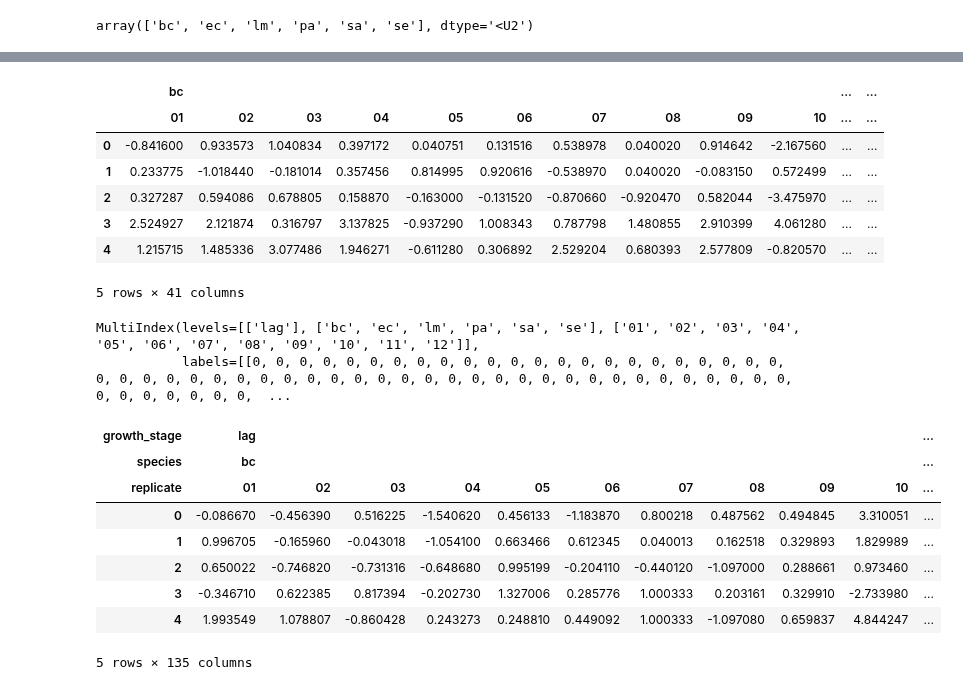
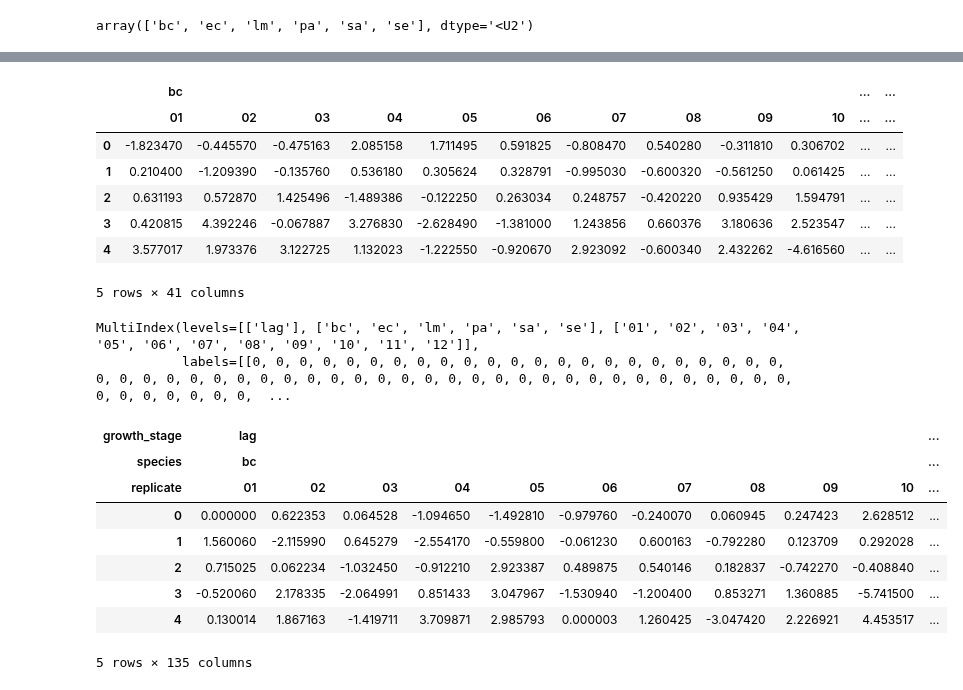
Before and after one commit to AnthonyDickson/summer-bursary-2018, a Jupyter notebook: bacteria/Data Preparation.ipynb, the cells around one changed output, grey strips where cells are left out. Drawn from its saved outputs; the diff is of its cells as text; code cells hidden in the pictures.

```diff
--- a/bacteria/Data Preparation.ipynb
+++ b/bacteria/Data Preparation.ipynb
@@ -51,9 +51,9 @@ df.isnull().values.any()
 # %% [output]
 False
 # %%
-df_32ms = pd.concat([df['wavelength'], df.filter(regex='32ms')], axis=1)
-df_32ms.columns = df_32ms.columns.str.replace("_32ms", "")
-df_32ms.describe()
+df_16ms = pd.concat([df['wavelength'], df.filter(regex='16ms')], axis=1)
+df_16ms.columns = df_16ms.columns.str.replace("_16ms", "")
+df_16ms.describe()
 # %% [output]
 |  | wavelength | bc01_lag | bc02_lag | bc03_lag | bc04_lag | bc05_lag | bc06_lag | bc07_lag | bc08_lag | bc09_lag | ... |
 | count | 1043.000000 | 1043.000000 | 1043.000000 | 1043.000000 | 1043.000000 | 1043.000000 | 1043.000000 | 1043.000000 | 1043.000000 | 1043.000000 | ... |
@@ -88,12 +88,12 @@ print(df_32ms.columns.values)
 # %%
 growth_stages = ['lag', 'log', 'stat']
 # %%
-bacteria_prefixes = np.unique(list(map(lambda col_name: col_name[:2], df_32ms.columns.values[1:])))
+bacteria_prefixes = np.unique(list(map(lambda col_name: col_name[:2], df_16ms.columns.values[1:])))
 bacteria_prefixes
 # %% [output]
 array(['bc', 'ec', 'lm', 'pa', 'sa', 'se'], dtype='<U2')
 # %%
-df_log = pd.concat([df_32ms['wavelength'], df_32ms.filter(regex='log')], axis=1)
+df_log = pd.concat([df_16ms['wavelength'], df_16ms.filter(regex='log')], axis=1)
 df_log.columns = df_log.columns.str.replace("_log", "")
 df_log.describe()
 # %% [output]
@@ -122,11 +122,11 @@ df_log_multilevel.head()
 # %% [output]
 |  | bc |  |  |  |  |  |  |  |  |  | ... | ... |
 |  | 01 | 02 | 03 | 04 | 05 | 06 | 07 | 08 | 09 | 10 | ... | ... |
-| 0 | -0.841600 | 0.933573 | 1.040834 | 0.397172 | 0.040751 | 0.131516 | 0.538978 | 0.040020 | 0.914642 | -2.167560 | ... | ... |
-| 1 | 0.233775 | -1.018440 | -0.181014 | 0.357456 | 0.814995 | 0.920616 | -0.538970 | 0.040020 | -0.083150 | 0.572499 | ... | ... |
-| 2 | 0.327287 | 0.594086 | 0.678805 | 0.158870 | -0.163000 | -0.131520 | -0.870660 | -0.920470 | 0.582044 | -3.475970 | ... | ... |
-| 3 | 2.524927 | 2.121874 | 0.316797 | 3.137825 | -0.937290 | 1.008343 | 0.787798 | 1.480855 | 2.910399 | 4.061280 | ... | ... |
-| 4 | 1.215715 | 1.485336 | 3.077486 | 1.946271 | -0.611280 | 0.306892 | 2.529204 | 0.680393 | 2.577809 | -0.820570 | ... | ... |
+| 0 | -1.823470 | -0.445570 | -0.475163 | 2.085158 | 1.711495 | 0.591825 | -0.808470 | 0.540280 | -0.311810 | 0.306702 | ... | ... |
+| 1 | 0.210400 | -1.209390 | -0.135760 | 0.536180 | 0.305624 | 0.328791 | -0.995030 | -0.600320 | -0.561250 | 0.061425 | ... | ... |
+| 2 | 0.631193 | 0.572870 | 1.425496 | -1.489386 | -0.122250 | 0.263034 | 0.248757 | -0.420220 | 0.935429 | 1.594791 | ... | ... |
+| 3 | 0.420815 | 4.392246 | -0.067887 | 3.276830 | -2.628490 | -1.381000 | 1.243856 | 0.660376 | 3.180636 | 2.523547 | ... | ... |
+| 4 | 3.577017 | 1.973376 | 3.122725 | 1.132023 | -1.222550 | -0.920670 | 2.923092 | -0.600340 | 2.432262 | -4.616560 | ... | ... |
 5 rows × 41 columns
 # %%
 pd.MultiIndex.from_product([['lag']] + df_log_multilevel.columns.levels)
@@ -136,37 +136,37 @@ MultiIndex(levels=[['lag'], ['bc', 'ec', 'lm', 'pa', 'sa', 'se'], ['01', '02', '
 # %%
 growth_stage_dfs = []
 
 for growth_stage in growth_stages:
-    growth_stage_df = df_32ms.filter(regex=growth_stage)
+    growth_stage_df = df_16ms.filter(regex=growth_stage)
 
     species_dfs = []
 
     for species in bacteria_prefixes:
         species_df = growth_stage_df.filter(regex=species)
         species_df.columns = species_df.columns.str.replace(species, "")
         species_df.columns = species_df.columns.str.replace("_%s" % growth_stage, "")
         species_df.columns = pd.MultiIndex.from_product([[species], species_df.columns])
 
         species_dfs.append(species_df)
 
     species_multilevel_df = pd.concat(species_dfs, axis=1)
 
     growth_stage_dfs.append(species_multilevel_df)
 
 growth_stages_df = pd.concat(growth_stage_dfs,
                              axis=1,
                              keys=growth_stages,
                              names=('growth_stage', 'species', 'replicate'))
 growth_stages_df.head()
 # %% [output]
 | growth_stage | lag |  |  |  |  |  |  |  |  |  | ... |
 | species | bc |  |  |  |  |  |  |  |  |  | ... |
 | replicate | 01 | 02 | 03 | 04 | 05 | 06 | 07 | 08 | 09 | 10 | ... |
-| 0 | -0.086670 | -0.456390 | 0.516225 | -1.540620 | 0.456133 | -1.183870 | 0.800218 | 0.487562 | 0.494845 | 3.310051 | ... |
-| 1 | 0.996705 | -0.165960 | -0.043018 | -1.054100 | 0.663466 | 0.612345 | 0.040013 | 0.162518 | 0.329893 | 1.829989 | ... |
-| 2 | 0.650022 | -0.746820 | -0.731316 | -0.648680 | 0.995199 | -0.204110 | -0.440120 | -1.097000 | 0.288661 | 0.973460 | ... |
-| 3 | -0.346710 | 0.622385 | 0.817394 | -0.202730 | 1.327006 | 0.285776 | 1.000333 | 0.203161 | 0.329910 | -2.733980 | ... |
-| 4 | 1.993549 | 1.078807 | -0.860428 | 0.243273 | 0.248810 | 0.449092 | 1.000333 | -1.097080 | 0.659837 | 4.844247 | ... |
+| 0 | 0.000000 | 0.622353 | 0.064528 | -1.094650 | -1.492810 | -0.979760 | -0.240070 | 0.060945 | 0.247423 | 2.628512 | ... |
+| 1 | 1.560060 | -2.115990 | 0.645279 | -2.554170 | -0.559800 | -0.061230 | 0.600163 | -0.792280 | 0.123709 | 0.292028 | ... |
+| 2 | 0.715025 | 0.062234 | -1.032450 | -0.912210 | 2.923387 | 0.489875 | 0.540146 | 0.182837 | -0.742270 | -0.408840 | ... |
+| 3 | -0.520060 | 2.178335 | -2.064991 | 0.851433 | 3.047967 | -1.530940 | -1.200400 | 0.853271 | 1.360885 | -5.741500 | ... |
+| 4 | 0.130014 | 1.867163 | -1.419711 | 3.709871 | 2.985793 | 0.000003 | 1.260425 | -3.047420 | 2.226921 | 4.453517 | ... |
 5 rows × 135 columns
 # %%
 growth_stages_df.describe()
```
Also changed, not shown: parts of 5 cells of this notebook.
